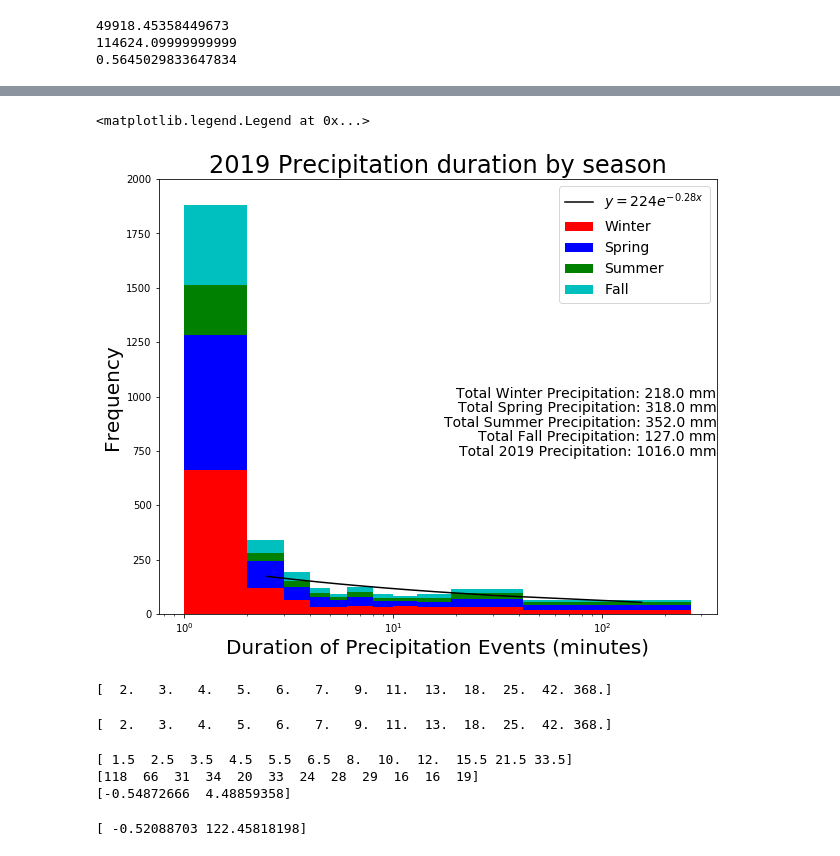
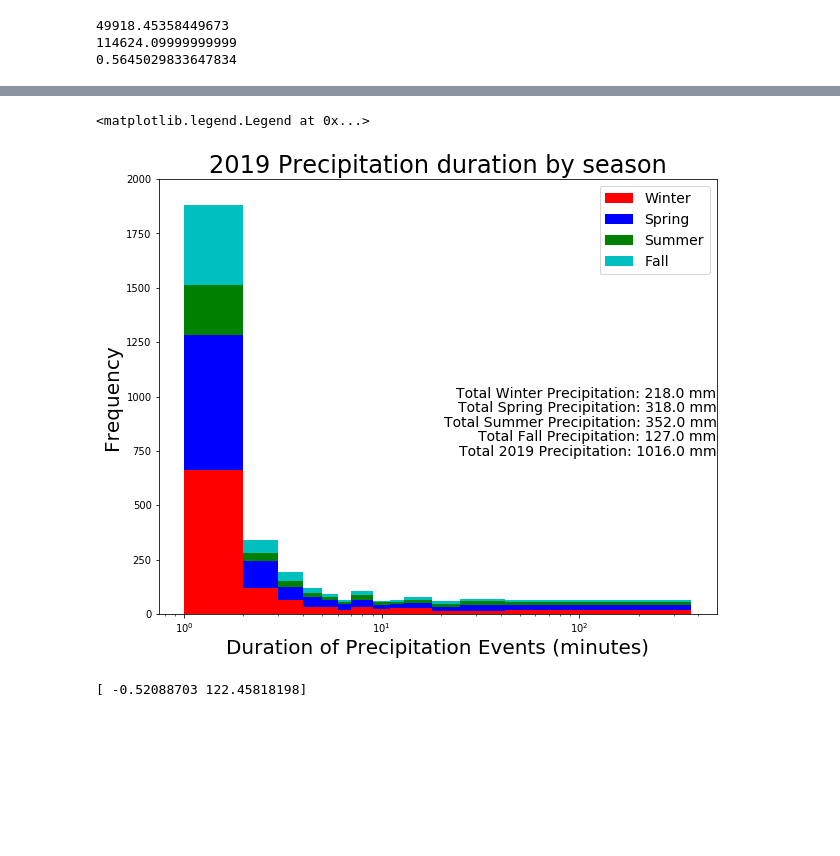
Before and after one commit to zhangt3-e/senior_thesis, a Jupyter notebook: Code/exponentials.ipynb, the cells around one changed output, grey strips where cells are left out. Drawn from its saved outputs; the diff is of its cells as text; code cells hidden in the pictures; blank space fills up the shorter version.

```diff
--- a/Code/exponentials.ipynb
+++ b/Code/exponentials.ipynb
@@ -265,7 +318,7 @@ Winter20_1 = histplot.getData(19,direct, ASC, 335, 31, 6, float)
 Winter20_2 = histplot.getData(20, direct, ASC, 1, 60, 6, float)
 Spring20 = histplot.getData(20,direct, ASC, 61, 92,6, float)
 Summer20 = histplot.getData(20, direct, ASC, 153, 92, 6 , float)
-Fall20 = histplot.getData(20, direct, ASC, 245, 69, 6, float)
+Fall20 = histplot.getData(20, direct, ASC, 245, 91, 6, float)
 # %%
 Winter20 = np.concatenate([Winter20_1, Winter20_2])
 # %%
@@ -352,12 +359,0 @@ plt.plot(bin_val, y*test)
-# %%
-log_x = np.log(one_bin)
-log_y = np.log(hist20)
-log_x_2 = np.log(bin_edge[:12])
-bin_val = np.zeros(10)
-for i in range(0,10):
-    bin_val[i] = (one_bin[i]+one_bin[i+1])/2
-print(bin_val)
-logx = np.log(bin_val)
-print(log_y)
-curve_fit = np.polyfit(logx, log_y, 1)
-print(curve_fit)
@@ -421,15 +464,15 @@ Su_precip19, Su_nonprecip19, Su_preciptotal19, Su_totalprep19 = histplot.preciph
 Fprecip19, Fnonprecip19, Fpreciptotal19, Ftotalprep19 = histplot.preciphist(Fall19, len(Fall19), 5000, 1, 1)
 # %%
 precip19, nonprecip19, preciptotal19, totalprep19 = histplot.preciphist(Season19, len(Season19), 20000, 1, 1)
-countAll = 0
-for i in range(0,20000):
-    hold = precip19[i]
-    if hold > 0:
-        countAll += 1
-perc19 = np.zeros(51)
+precip19 = precip19[precip19> 0]
+nonprecip19 = nonprecip19[nonprecip19 > 0]
+preciptotal19 = preciptotal19[preciptotal19 > 0]
+perc19_100 = np.zeros(51)
 for i in range(0, 51):
-    perc19[i] =np.percentile(precip19[:countAll], i*2)
-print(perc19)
+    perc19_100[i] =np.percentile(precip19, i*2)
+print(perc19_100)
+perc19_98 = perc19_100[:50]
+print(perc19_98)
 # %% [output]
 [  1.   1.   1.   1.   1.   1.   1.   1.   1.   1.   1.   1.   1.   1.
    1.   1.   1.   1.   1.   1.   1.   1.   1.   1.   1.   1.   1.   1.
@@ -465,5 +484,5 @@ print(count3)
 # %%
-Wprecip19 = Wprecip19[:count]
-Sp_precip19 = Sp_precip19[:count1]
-Su_precip19 = Su_precip19[:count2]
-Fprecip19 = Fprecip19[:count3]
+Wprecip19 = Wprecip19[Wprecip19>0]
+Sp_precip19 = Sp_precip19[Sp_precip19>0]
+Su_precip19 = Su_precip19[Su_precip19>0]
+Fprecip19 = Fprecip19[Fprecip19>0]
@@ -498,48 +559,20 @@ print(test19)
 # %%
 
 plt.figure(figsize = (10,8))
-plt.hist([Wprecip19, Sp_precip19, Su_precip19,Fprecip19], bins =perc, range= (perc19.min,perc19.max), color = ['r','b','g','c'], stacked =True)
+plt.hist([Wprecip19, Sp_precip19, Su_precip19,Fprecip19], bins =perc19_100, range= (precip19.min,precip19.max), color = ['r','b','g','c'], stacked =True)
 plt.xlabel('Duration of Precipitation Events (minutes)', fontsize = 20)
 plt.xscale('log')
 plt.ylim(0,2000)
 #plt.yscale('log')
 plt.ylabel('Frequency', fontsize = 20)
 plt.title('2019 Precipitation duration by season', fontsize = 24)
 plt.figtext(0.9, 0.5, 'Total Winter Precipitation: ' + str(round(Wtotalprep19)) + ' mm', fontsize = 14, ha='right')
 plt.figtext(0.9, 0.475, 'Total Spring Precipitation: ' + str(round(Sp_totalprep19)) + ' mm', fontsize = 14, ha='right')
 plt.figtext(0.9, 0.45, 'Total Summer Precipitation: ' + str(round(Su_totalprep19)) + ' mm', fontsize = 14, ha='right')
 plt.figtext(0.9, 0.425, 'Total Fall Precipitation: ' + str(round(Ftotalprep19)) + ' mm', fontsize = 14,ha='right')
 plt.figtext(0.9, 0.4, 'Total 2019 Precipitation: ' + str(round(totalprep19)) + ' mm', fontsize = 14,ha='right')
-plt.plot(bin_val, test19*y19, color = 'k' )
-plt.legend(labels = ['$y = 224 e^{-0.28x}$', 'Winter', 'Spring', 'Summer', 'Fall'], fontsize = 14)
+plt.legend(labels = ['Winter', 'Spring', 'Summer', 'Fall'], fontsize = 14)
 #plt.figtext(0.3, 0.6, 'Exponential fit equation between 2 minutes to 42 minutes: $ y = e^{5.74}*e^{-0.54x}$' )
 # %% [output]
 <matplotlib.legend.Legend at 0x...>
-[figure, old version]
+[figure, new version]
-# %%
-Wperc19 = np.unique(perc19)
-one = np.array([1])
-perc19 = np.setdiff1d(perc19, one)
-print(perc19)
-# %% [output]
-[  2.   3.   4.   5.   6.   7.   9.  11.  13.  18.  25.  42. 368.]
-# %%
-Whist19, Wbin_edge19 = np.histogram(Wprecip19, bins = perc19)
-print(Wbin_edge19)
-# %% [output]
-[  2.   3.   4.   5.   6.   7.   9.  11.  13.  18.  25.  42. 368.]
-# %%
-log_x = np.log(Wperc19)
-log_y = np.log(Whist19)
-bin_val = np.zeros(len(perc19)-1)
-for i in range(len(perc19)-1):
-    bin_val[i] = (Wperc19[i]+Wperc19[i+1])/2
-print(bin_val)
-logx = np.log(bin_val)
-print(Whist19)
-curve_fit = np.polyfit(logx, log_y, 1)
-print(curve_fit)
-# %% [output]
-[ 1.5  2.5  3.5  4.5  5.5  6.5  8.  10.  12.  15.5 21.5 33.5]
-[118  66  31  34  20  33  24  28  29  16  16  19]
-[-0.54872666  4.48859358]
```
Also changed, not shown: parts of 49 cells of this notebook.
